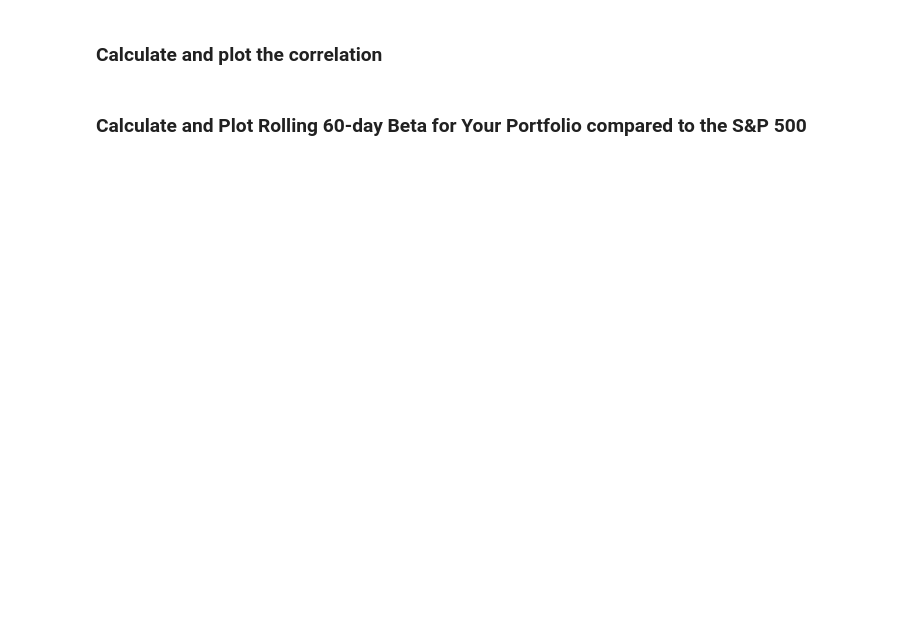
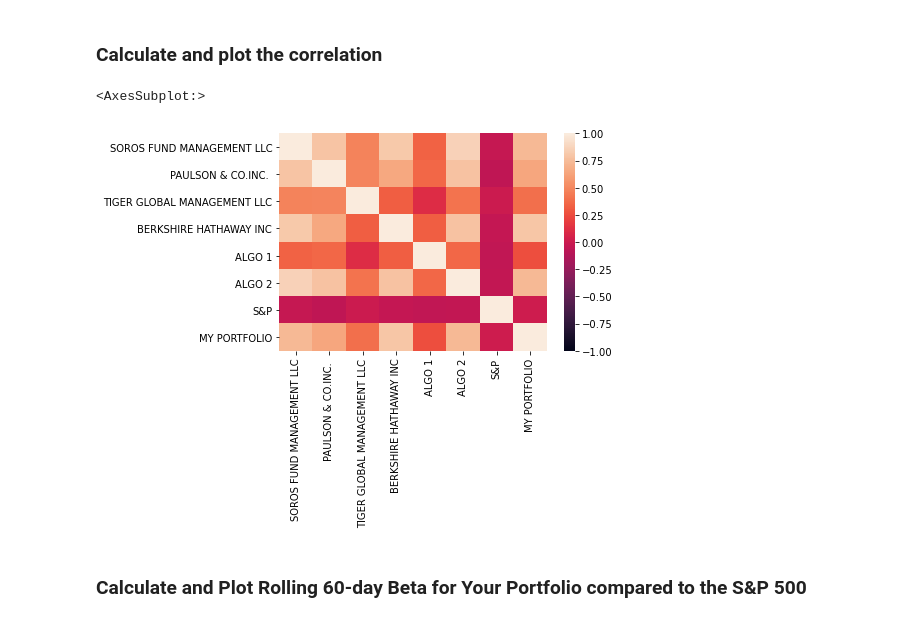
Before and after one commit to alveraboquet/fintech.homework, a Jupyter notebook: unit_4_whale_analysis/whale_analysis.ipynb, the cells around one changed output. Drawn from its saved outputs; the diff is of its cells as text; code cells hidden in the pictures; blank space fills up the shorter version.

```diff
--- a/unit_4_whale_analysis/whale_analysis.ipynb
+++ b/unit_4_whale_analysis/whale_analysis.ipynb
@@ -555,5 +586,10 @@ combined_daily_returns_ext_df
 ### Calculate and plot the correlation
 # %%
 # Calculate and plot the correlation
+all_daily_returns_correlation = all_daily_returns.corr()
+sns.heatmap(all_daily_returns_correlation, vmin=-1, vmax=1)
+# %% [output]
+<AxesSubplot:>
+[figure, added]
 # %% [markdown]
 ### Calculate and Plot Rolling 60-day Beta for Your Portfolio compared to the S&P 500
```
Also changed, not shown: parts of 18 cells of this notebook.
